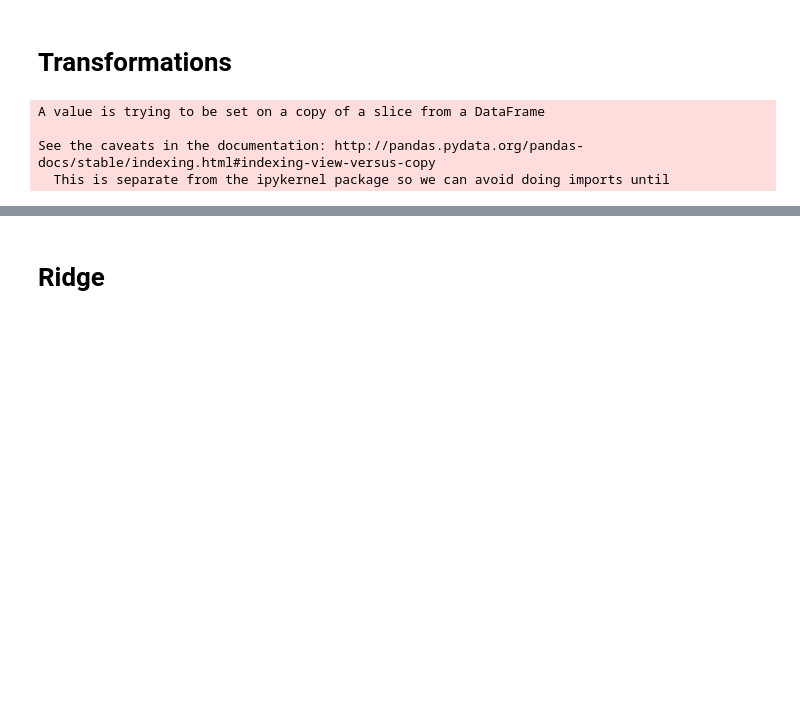
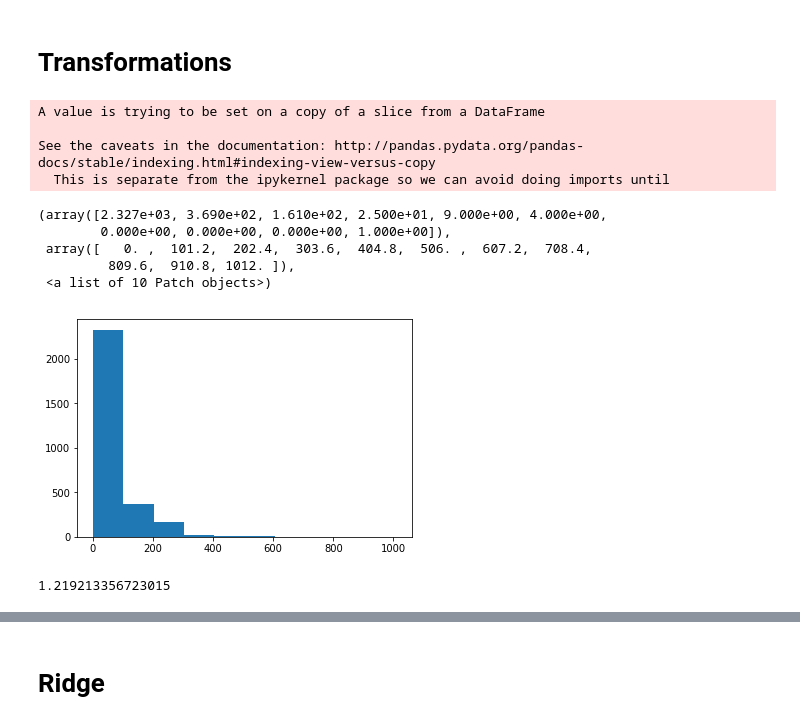
Before and after one commit to bgelly/Machine_Learning_Project_3, a Jupyter notebook: house-prices-advanced-regression-techniques/ridgeBennett/BennettMaster.ipynb, the cells around one changed output, grey strips where cells are left out. Drawn from its saved outputs; the diff is of its cells as text; code cells hidden in the pictures; blank space fills up the shorter version.

```diff
--- a/house-prices-advanced-regression-techniques/ridgeBennett/BennettMaster.ipynb
+++ b/house-prices-advanced-regression-techniques/ridgeBennett/BennettMaster.ipynb
@@ -546,3 +546,12 @@ A value is trying to be set on a copy of a slice from a DataFrame
 
 See the caveats in the documentation: http://pandas.pydata.org/pandas-docs/stable/indexing.html#indexing-view-versus-copy
   This is separate from the ipykernel package so we can avoid doing imports until
+# %%
+plt.hist(merged.porchSF)
+# %% [output]
+(array([2.327e+03, 3.690e+02, 1.610e+02, 2.500e+01, 9.000e+00, 4.000e+00,
+        0.000e+00, 0.000e+00, 0.000e+00, 1.000e+00]),
+ array([   0. ,  101.2,  202.4,  303.6,  404.8,  506. ,  607.2,  708.4,
+         809.6,  910.8, 1012. ]),
+ <a list of 10 Patch objects>)
+[figure, added]
@@ -548,0 +562,4 @@ See the caveats in the documentation: http://pandas.pydata.org/pandas-docs/stabl
+# %%
+pd.DataFrame.skew(merged.porchSF)
+# %% [output]
+1.219213356723015
```
Also changed, not shown: parts of 10 cells of this notebook, 5 other files.
